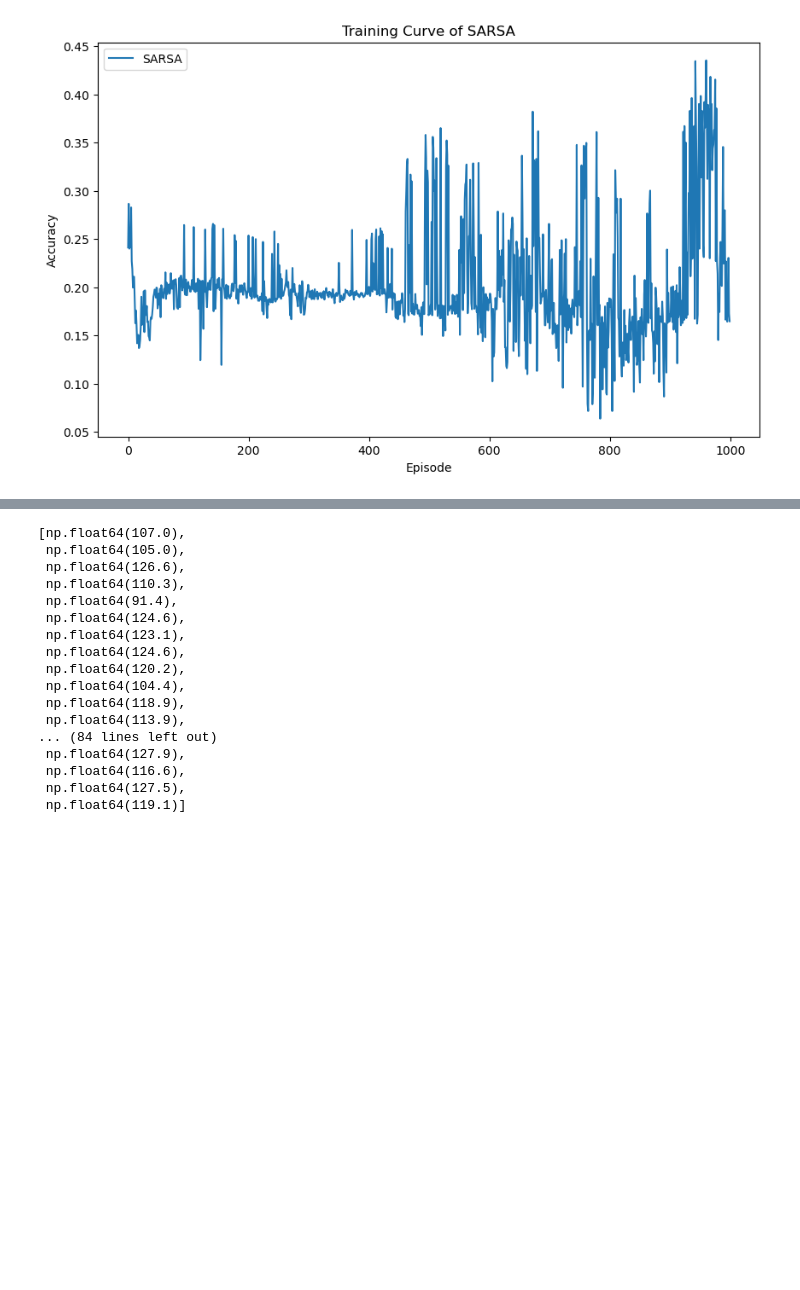
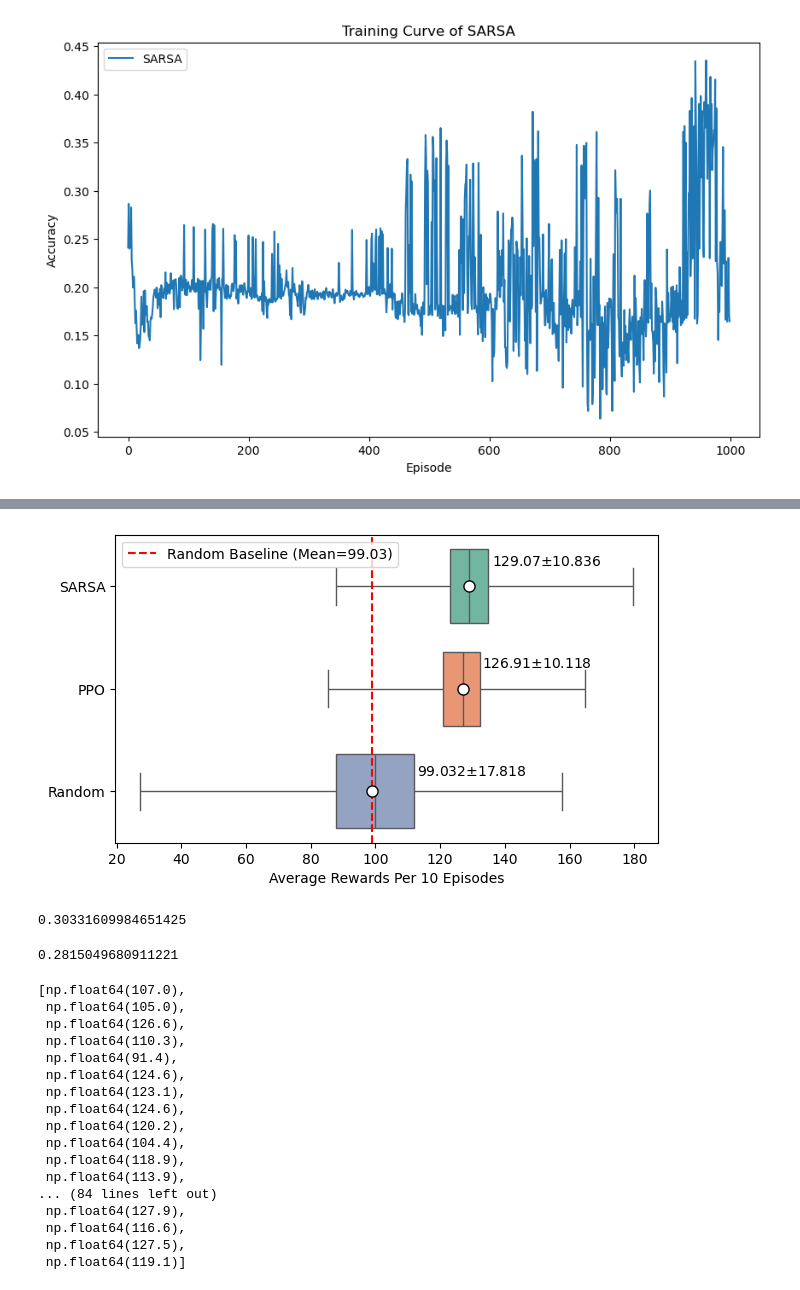
Before and after one commit to duanyang25/COS435_adaptive_mathtutor, a Jupyter notebook: models/simulator_and_model/SARSA.ipynb, the cells around one changed output, grey strips where cells are left out. Saved outputs shown, nothing was run; the diff lists cells and outputs as text; code cells hidden in the pictures; blank space fills up the shorter version.

```diff
--- a/models/simulator_and_model/SARSA.ipynb
+++ b/models/simulator_and_model/SARSA.ipynb
@@ -382,3 +439,27 @@ Requirement already satisfied: pickleshare in /opt/anaconda3/lib/python3.12/site
+# %%
+import seaborn as sns
+
+plt.figure(figsize=(7, 4))
+ax = sns.boxplot(data={"SARSA":SARSA_returns, "PPO":ppo_returns, 'Random':random_returns,}, orient="h", palette="Set2",  gap=.1, whis=(0, 100), showmeans=True, meanprops={'marker':'o','markerfacecolor':'white','markeredgecolor':'black','markersize':'8'})
+ax.axvline(x=np.mean(random_returns), c='red', linestyle='dashed', label=f"Random Baseline (Mean={np.mean(random_returns):.2f})")
+ax.legend()
+ax.set_xlabel('Average Rewards Per 10 Episodes')
+
+ax.annotate(str(np.mean(SARSA_returns))[:6] + r'$\pm$' + str(np.std(SARSA_returns))[:6], xy=(np.mean(SARSA_returns)+np.std(SARSA_returns)+30,-0.2), ha='right')
+ax.annotate(str(np.mean(ppo_returns))[:6] + r'$\pm$' + str(np.std(ppo_returns))[:6], xy=(np.mean(ppo_returns)+np.std(ppo_returns)+30,0.8), ha='right')
+ax.annotate(str(np.mean(random_returns))[:6] + r'$\pm$' + str(np.std(random_returns))[:6], xy=(np.mean(random_returns)+np.std(random_returns)+30,1.85), ha='right')
+
+plt.savefig('model_perf_sarsa_ppo.png', dpi=600, bbox_inches='tight')
+# %% [output]
+[figure, added]
+# %%
+(129.07-99.032)/99.032
+# %% [output]
+0.30331609984651425
+# %%
+(126.91-99.032)/99.032
+# %% [output]
+0.2815049680911221
 # %%
 sarsa_rewards_average
 # %% [output]
```
Also changed, not shown: parts of 12 cells of this notebook, 5 other files.
